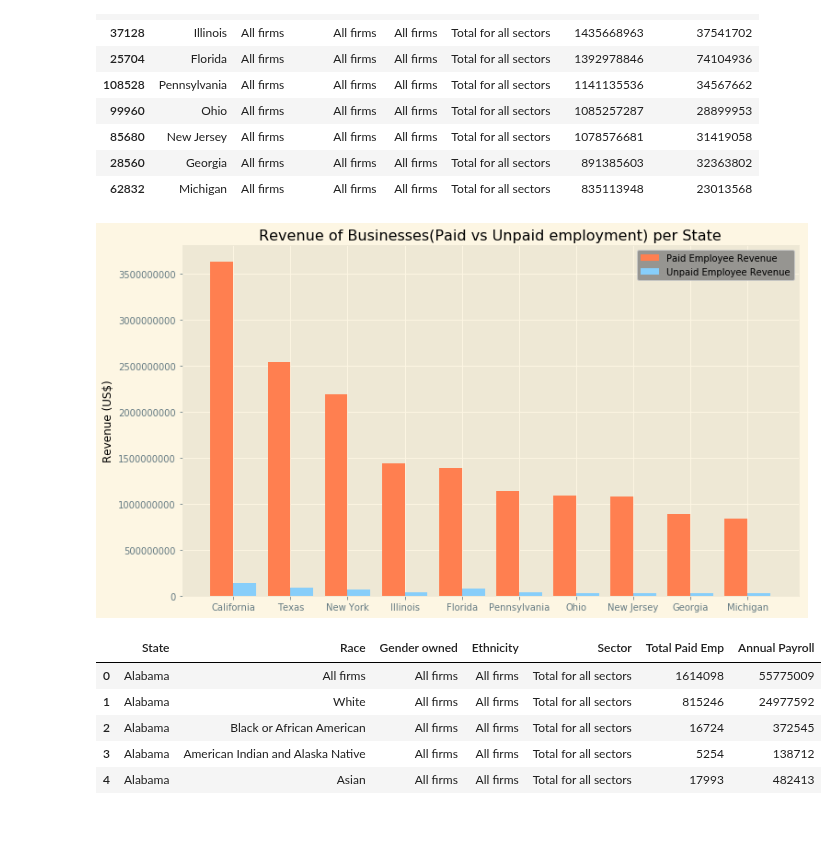
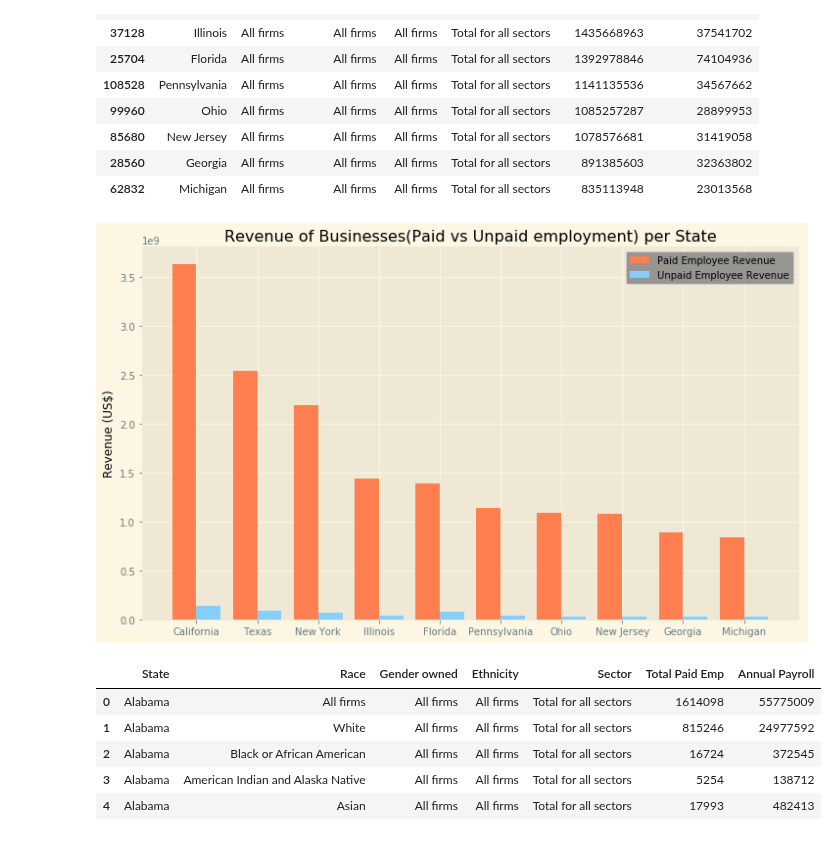
Before and after one commit to tafolabi/Project_Alpha, a Jupyter notebook: Project_Alpha2.ipynb, the cells around one changed output. Drawn from its saved outputs; the diff is of its cells as text; code cells hidden in the pictures.

```diff
--- a/Project_Alpha2.ipynb
+++ b/Project_Alpha2.ipynb
@@ -133,24 +145,24 @@ Top_ten_emp
 # %%
 # Plot the Top ten values by State for Paid and Unpaid employee firm sales(Revenue)
 xpos = np.arange(len(Top_ten_emp['State']))
 plt.xticks(xpos+0.2, Top_ten_emp['State'])
-plt.ticklabel_format(style='plain', axis='y', color='black')
+#plt.ticklabel_format(style='plain', axis='y', color='black')
 
 plt.bar(xpos, Top_ten_emp['Paid Emp Sales'], width=0.4,
         label='Paid Employee Revenue', facecolor='coral', align='center')
 plt.bar(xpos+0.4, Top_ten_emp['Unpaid Emp Sales'], width=0.4,
         label='Unpaid Employee Revenue', facecolor='lightskyblue', align='center')
 
 plt.title('Revenue of Businesses(Paid vs Unpaid employment) per State', color='black')
 plt.ylabel('Revenue (US$)', color='black')
 
 legend = plt.legend()
 plt.rcParams['figure.figsize']= (12,7)
 plt.style.use('Solarize_Light2')
 legend.get_frame().set_facecolor('grey')
 plt.savefig("Output/Revenue_state_Paid_Unpaid2007.png")
 # %% [output]
-[figure, old version]
+[figure, new version]
 # %%
 # Create a new dataframe for selected columns to analyze annual average employment income per state
 avg_income = df[['State', 'Race','Gender owned', 'Ethnicity',
```
Also changed, not shown: parts of 38 cells of this notebook, 11 other files.
